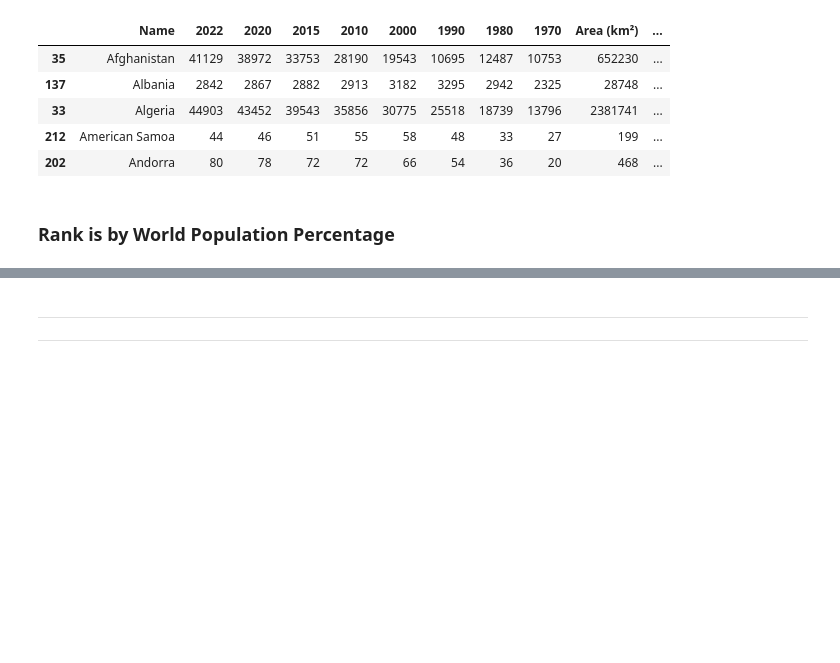
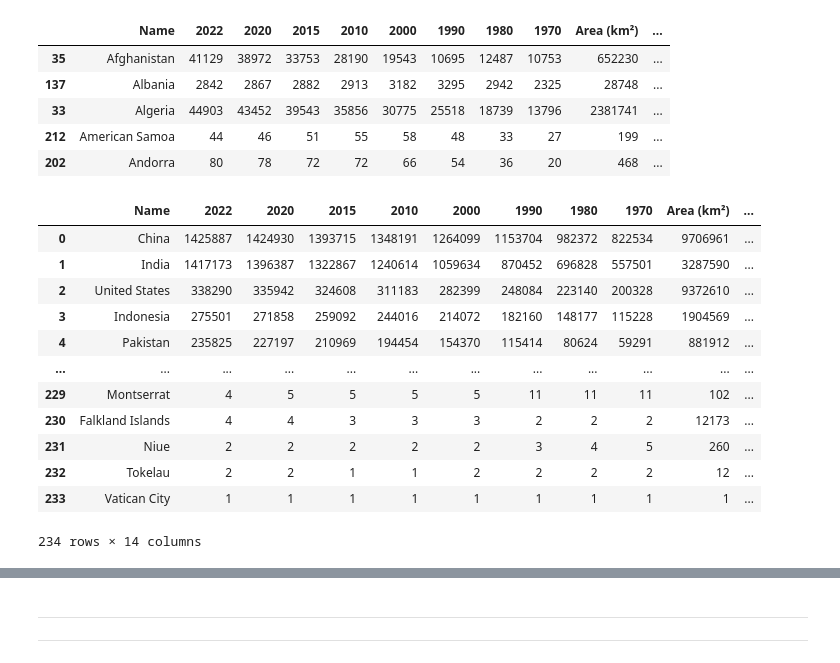
Before and after one commit to etclark3/indiv_project, a Jupyter notebook: notebook.ipynb, the cells around one changed output, grey strips where cells are left out. Cells and saved outputs as stored; diff of their text form; code cells hidden in the pictures; blank space fills up the shorter version.

```diff
--- a/notebook.ipynb
+++ b/notebook.ipynb
@@ -384,5 +428,19 @@ world.sort_values(by='Name').head()
 | 33 | Algeria | 44903 | 43452 | 39543 | 35856 | 30775 | 25518 | 18739 | 13796 | 2381741 | ... |
 | 212 | American Samoa | 44 | 46 | 51 | 55 | 58 | 48 | 33 | 27 | 199 | ... |
 | 202 | Andorra | 80 | 78 | 72 | 72 | 66 | 54 | 36 | 20 | 468 | ... |
-# %% [markdown]
-### Rank is by World Population Percentage
+# %%
+world
+# %% [output]
+|  | Name | 2022 | 2020 | 2015 | 2010 | 2000 | 1990 | 1980 | 1970 | Area (km²) | ... |
+| 0 | China | 1425887 | 1424930 | 1393715 | 1348191 | 1264099 | 1153704 | 982372 | 822534 | 9706961 | ... |
+| 1 | India | 1417173 | 1396387 | 1322867 | 1240614 | 1059634 | 870452 | 696828 | 557501 | 3287590 | ... |
+| 2 | United States | 338290 | 335942 | 324608 | 311183 | 282399 | 248084 | 223140 | 200328 | 9372610 | ... |
+| 3 | Indonesia | 275501 | 271858 | 259092 | 244016 | 214072 | 182160 | 148177 | 115228 | 1904569 | ... |
+| 4 | Pakistan | 235825 | 227197 | 210969 | 194454 | 154370 | 115414 | 80624 | 59291 | 881912 | ... |
+| ... | ... | ... | ... | ... | ... | ... | ... | ... | ... | ... | ... |
+| 229 | Montserrat | 4 | 5 | 5 | 5 | 5 | 11 | 11 | 11 | 102 | ... |
+| 230 | Falkland Islands | 4 | 4 | 3 | 3 | 3 | 2 | 2 | 2 | 12173 | ... |
+| 231 | Niue | 2 | 2 | 2 | 2 | 2 | 3 | 4 | 5 | 260 | ... |
+| 232 | Tokelau | 2 | 2 | 1 | 1 | 2 | 2 | 2 | 2 | 12 | ... |
+| 233 | Vatican City | 1 | 1 | 1 | 1 | 1 | 1 | 1 | 1 | 1 | ... |
+234 rows × 14 columns
```
Also changed, not shown: parts of 28 cells of this notebook.
